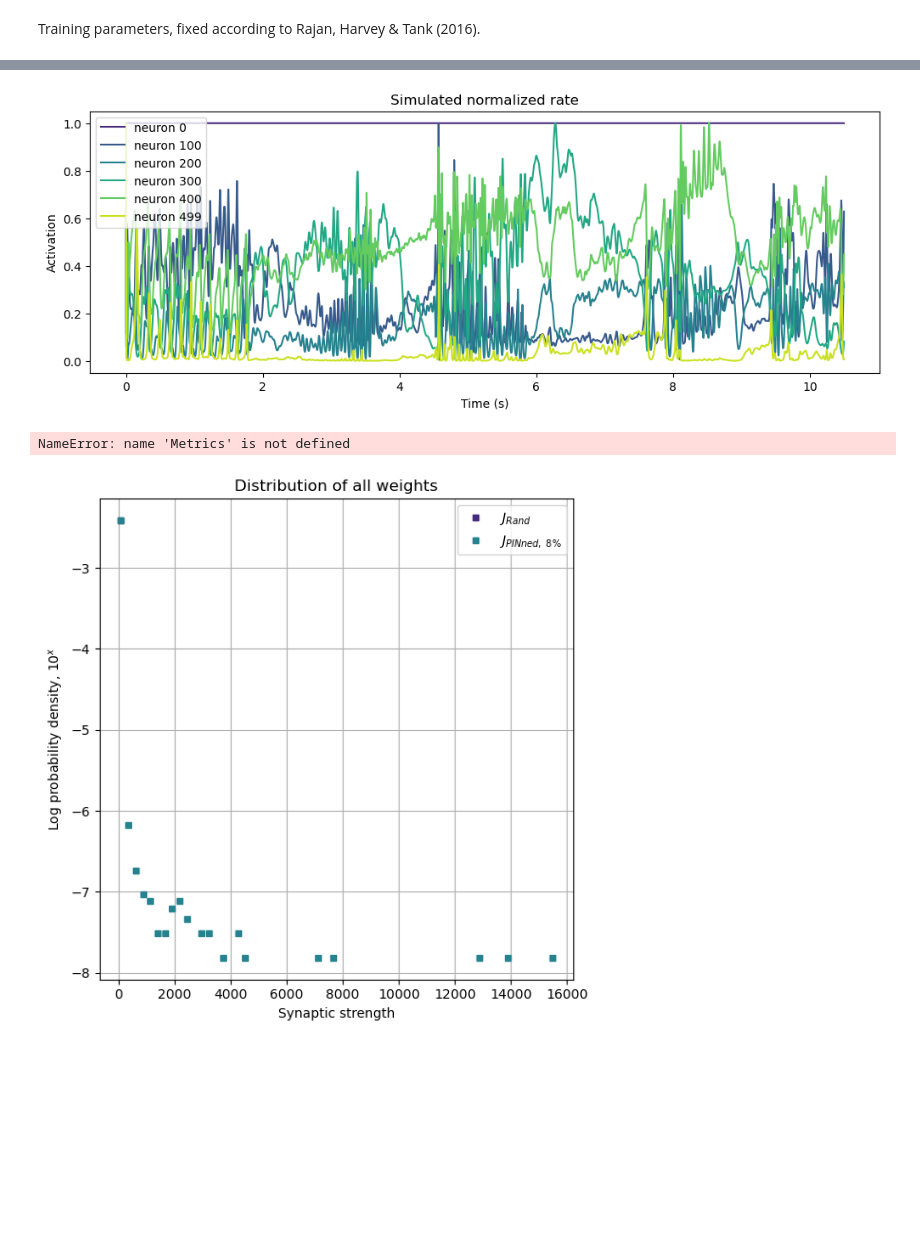
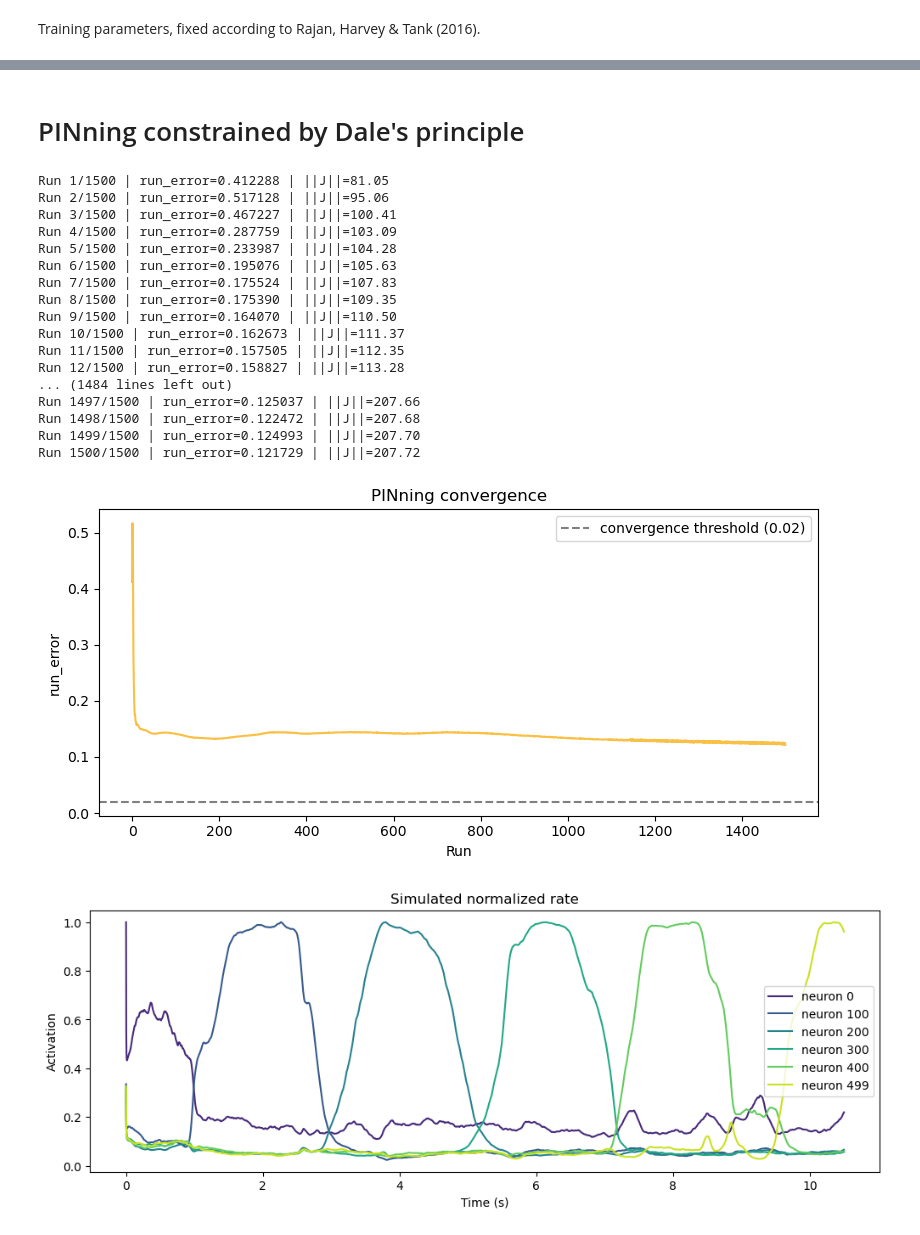
Before and after one commit to JohanneBohn/Reproducing-neural-sequences-with-Partial-In-Network-Training, a Jupyter notebook: main.ipynb, the cells around one changed output, grey strips where cells are left out. Cells and saved outputs as stored; diff of their text form; code cells hidden in the pictures; blank space fills up the shorter version.

Commit message:
implementing dale's law with projected gradient descent

```diff
--- a/main.ipynb
+++ b/main.ipynb
@@ -122,11 +122,0 @@ model.display_weight_distribution(value = 'all', bins=60)
-# %%
-import numpy as np
-from scipy.special import expit
-
-model, inputs = PINning.load('model_20260706_171109.npz')
-
-targets_rate = expit(model.targets)
-
-dt = model.rnn.dt
-T_steps = inputs.shape[1]
-t = np.arange(T_steps) * dt
@@ -157,11 +123,2 @@ Run 500/500, run_error = 47555.9605 | ||J||=30092.37 | Δ||J||=-57.20
-# %%
-final_constr_rates = model.simulate(inputs, n_steps)
-model.display_simulation(T, dt, final_constr_rates, neuron_list=[0, 100, 200, 300, 400, 499])
-Metrics.general_evaluation(rates=final_constr_rates, targets=targets_rate, t=t, sigma=sigma, threshold=threshold)
-# %% [output]
-[figure, removed]
-NameError: name 'Metrics' is not defined
-# %%
-model.display_weight_distribution(value='all')
-# %% [output]
-[figure, removed]
+# %% [markdown]
+# PINning constrained by Dale's principle
@@ -167,0 +127,33 @@ model.display_weight_distribution(value='all')
+# %%
+p = 0.2
+n_runs = 1500
+p_exc = 0.2
+lam = 0
+eta = 1e-3
+eta_decay = 0.01
+
+rnn = RNN(N, g, dt, tau, theta, p0)
+dale_model = Dale_PINning(p, rnn, targets, p0)
+# %%
+dale_model.set_dale_constraint(p_exc)
+errors, j_norms = dale_model.train_dale_pgd(inputs, n_runs, eta, cv_threshold, lam, eta_decay, DEBUG=True)
+dale_model.display_cv(errors)
+# %% [output]
+Run 1/1500 | run_error=0.412288 | ||J||=81.05
+Run 2/1500 | run_error=0.517128 | ||J||=95.06
+Run 3/1500 | run_error=0.467227 | ||J||=100.41
+Run 4/1500 | run_error=0.287759 | ||J||=103.09
+Run 5/1500 | run_error=0.233987 | ||J||=104.28
+Run 6/1500 | run_error=0.195076 | ||J||=105.63
+Run 7/1500 | run_error=0.175524 | ||J||=107.83
+Run 8/1500 | run_error=0.175390 | ||J||=109.35
+Run 9/1500 | run_error=0.164070 | ||J||=110.50
+Run 10/1500 | run_error=0.162673 | ||J||=111.37
+Run 11/1500 | run_error=0.157505 | ||J||=112.35
+Run 12/1500 | run_error=0.158827 | ||J||=113.28
+... (1484 lines left out)
+Run 1497/1500 | run_error=0.125037 | ||J||=207.66
+Run 1498/1500 | run_error=0.122472 | ||J||=207.68
+Run 1499/1500 | run_error=0.124993 | ||J||=207.70
+Run 1500/1500 | run_error=0.121729 | ||J||=207.72
+[figure, added]
@@ -167,0 +162,5 @@ model.display_weight_distribution(value='all')
+# %%
+neuron_list = [0, 100, 200, 300, 400, 499]
+dale_model.display_simulation(T, dt, final_rates, neuron_list)
+# %% [output]
+[figure, added]
```
Also changed, not shown: parts of 21 cells of this notebook, 6 other files.
